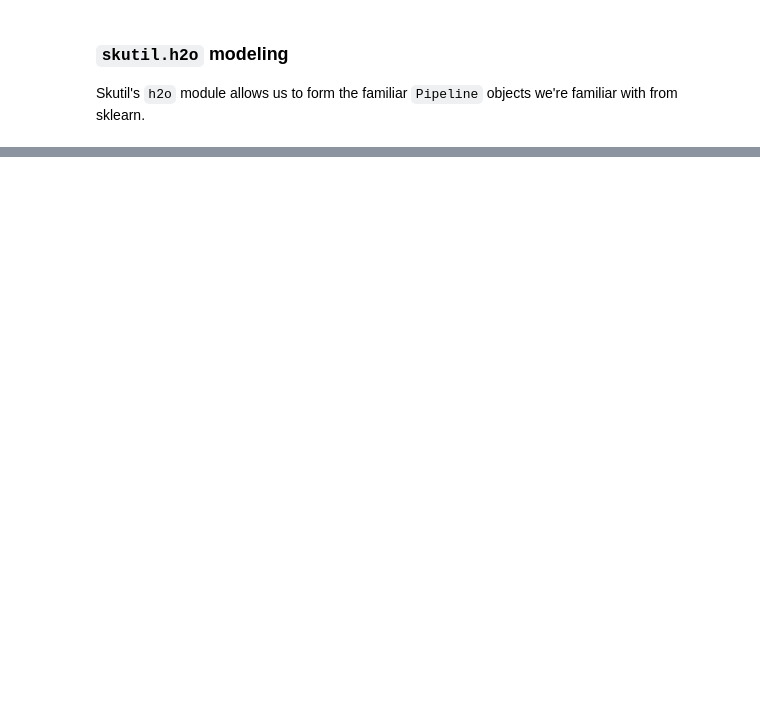
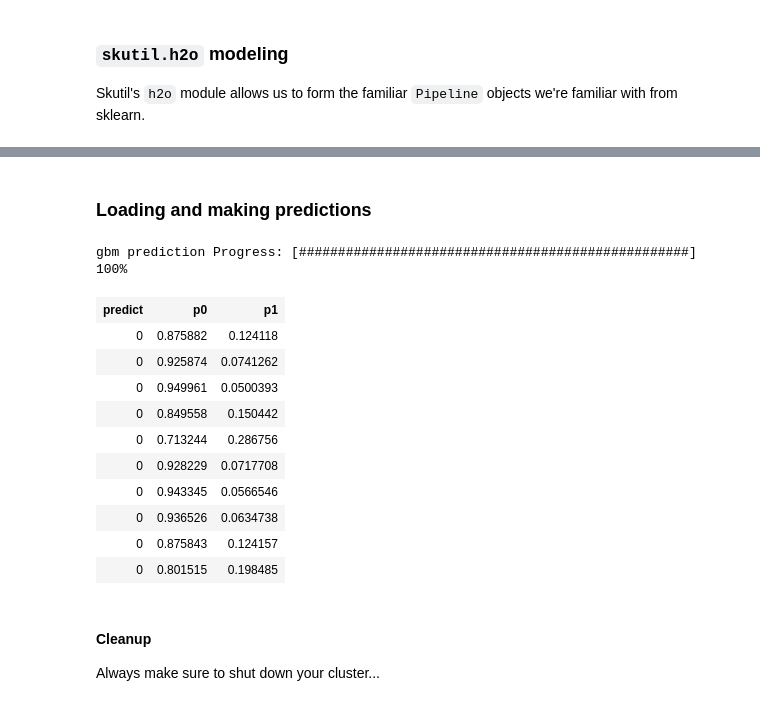
Before and after one commit to tgsmith61591/skutil, a Jupyter notebook: doc/examples/h2o/h2o_example.ipynb, the cells around one changed output, grey strips where cells are left out. Drawn from its saved outputs; the diff is of its cells as text; code cells hidden in the pictures; blank space fills up the shorter version.

```diff
--- a/doc/examples/h2o/h2o_example.ipynb
+++ b/doc/examples/h2o/h2o_example.ipynb
@@ -344,0 +303,32 @@ gbm prediction Progress: [##################################################] 10
+# %%
+import os
+
+# get absolute path
+cwd = os.getcwd()
+model_path = os.path.join(cwd, 'grid.pkl')
+
+# save -- it's that easy!!!
+search.save(location=model_path)
+# %% [markdown]
+### Loading and making predictions
+# %%
+the_model = H2ORandomizedSearchCV.load(model_path)
+new_predictions = the_model.predict(X_test)
+new_predictions.head()
+# %% [output]
+gbm prediction Progress: [##################################################] 100%
+| predict | p0 | p1 |
+| 0 | 0.875882 | 0.124118 |
+| 0 | 0.925874 | 0.0741262 |
+| 0 | 0.949961 | 0.0500393 |
+| 0 | 0.849558 | 0.150442 |
+| 0 | 0.713244 | 0.286756 |
+| 0 | 0.928229 | 0.0717708 |
+| 0 | 0.943345 | 0.0566546 |
+| 0 | 0.936526 | 0.0634738 |
+| 0 | 0.875843 | 0.124157 |
+| 0 | 0.801515 | 0.198485 |
+# %% [markdown]
+#### Cleanup
+
+Always make sure to shut down your cluster...
```
Also changed, not shown: parts of 21 cells of this notebook, 4 other files.
